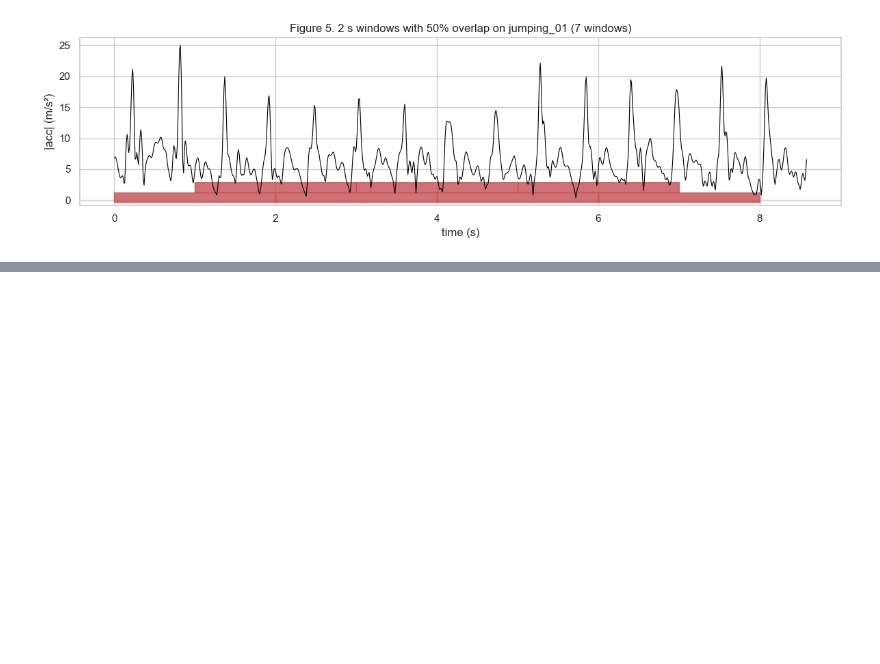
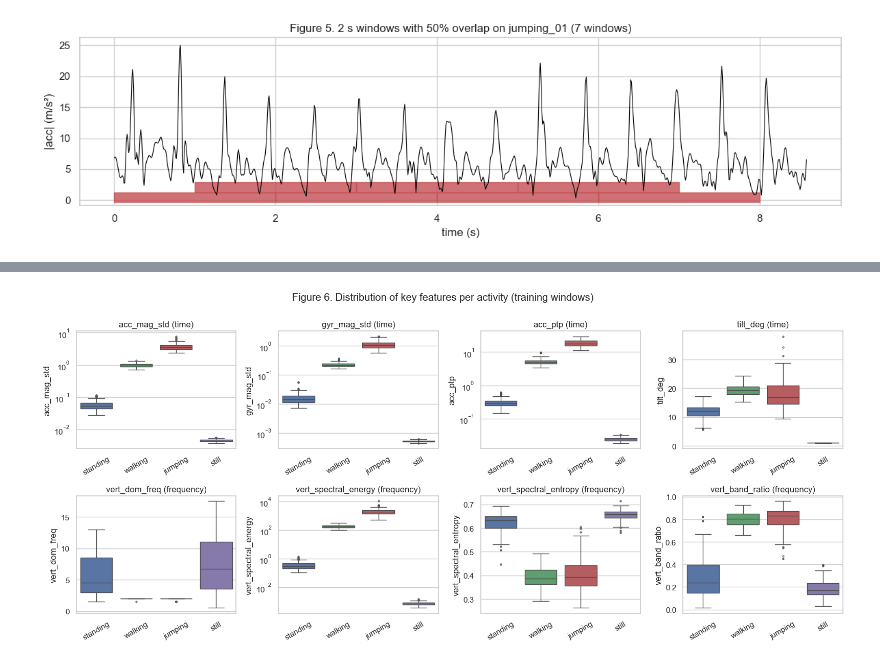
Before and after one commit to mukunzindahiro-max/hmm-activity-recognition, a Jupyter notebook: har_hmm.ipynb, the cells around one changed output, grey strips where cells are left out. Saved outputs shown, nothing was run; the diff lists cells and outputs as text; code cells hidden in the pictures; blank space fills up the shorter version.

Commit message:
Feature extraction: 9 time-domain and 5 FFT features with Z-score normalisation

```diff
--- a/har_hmm.ipynb
+++ b/har_hmm.ipynb
@@ -212,0 +239,4 @@ plt.show()
+# %%
+train_feat, test_feat, train_raw, test_raw, normalizer = ft.build_feature_sets(save=True)
+print(f"Training windows: {len(train_feat)} | test windows: {len(test_feat)} | features: {len(ft.FEATURE_NAMES)}")
+train_raw.groupby("activity")[ft.FEATURE_NAMES].mean().reindex(ACTIVITIES).T
@@ -212,0 +260,21 @@ plt.show()
+# %%
+key_features = ["acc_mag_std", "gyr_mag_std", "acc_ptp", "tilt_deg",
+                "vert_dom_freq", "vert_spectral_energy", "vert_spectral_entropy", "vert_band_ratio"]
+log_scale = set(ft.LOG_FEATURES)
+
+fig, axes = plt.subplots(2, 4, figsize=(16, 7))
+for ax, feat in zip(axes.flat, key_features):
+    sns.boxplot(data=train_raw, x="activity", y=feat, order=ACTIVITIES, hue="activity",
+                palette=COLORS, legend=False, ax=ax, fliersize=2)
+    if feat in log_scale:
+        ax.set_yscale("log")
+    domain = ft.FEATURE_DESCRIPTIONS[feat][0]
+    ax.set_title(f"{feat} ({domain})")
+    ax.set_xlabel("")
+    ax.tick_params(axis="x", rotation=30)
+fig.suptitle("Figure 6. Distribution of key features per activity (training windows)", y=1.0)
+fig.tight_layout()
+fig.savefig(PLOTS / "feature_distributions.png", dpi=150, bbox_inches="tight")
+plt.show()
+# %% [output]
+[figure, added]
```
Also changed, not shown: parts of 8 cells of this notebook, 8 other files.
